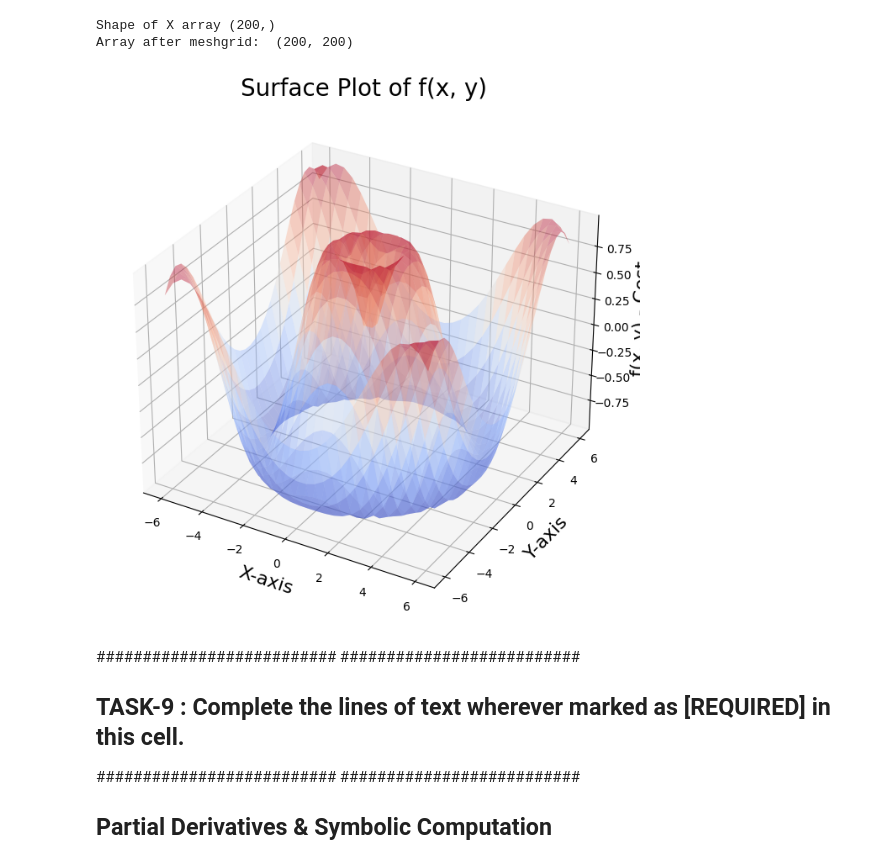
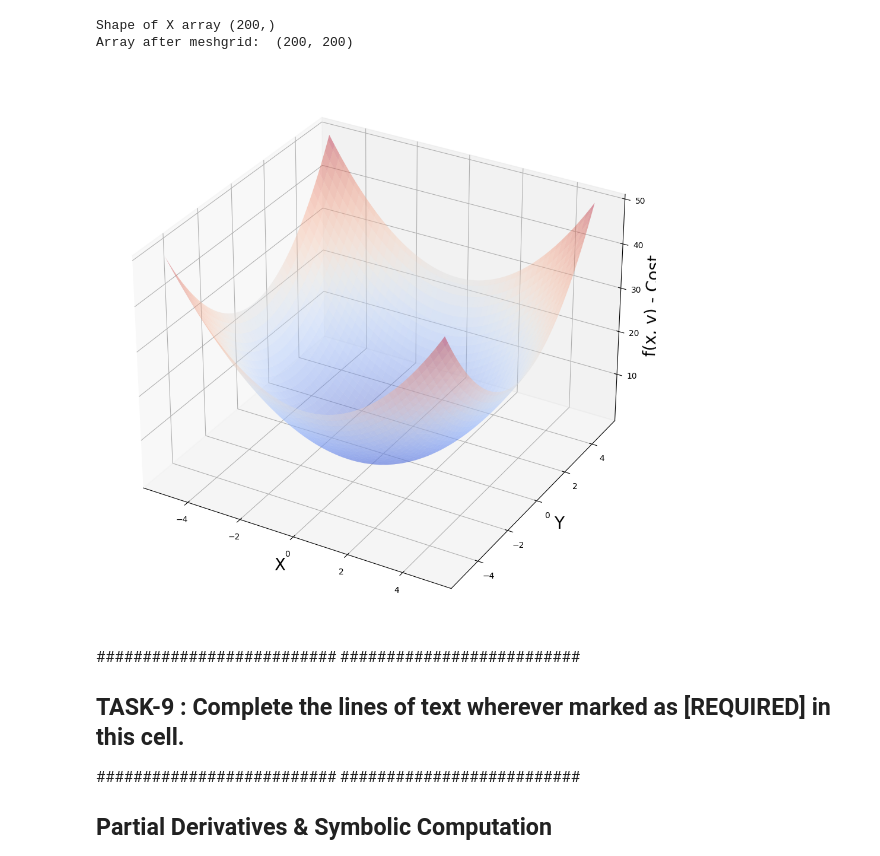
Before and after one commit to Sirisri123/FMML-Assignments, a Jupyter notebook: FMML_2022_Module_04_Project_2024.ipynb, the cells around one changed output. Drawn from its saved outputs; the diff is of its cells as text; code cells hidden in the pictures.

```diff
--- a/FMML_2022_Module_04_Project_2024.ipynb
+++ b/FMML_2022_Module_04_Project_2024.ipynb
@@ -792,32 +370,36 @@ Array after meshgrid:  (200, 200)
 # %%
 import numpy as np
 import matplotlib.pyplot as plt
 from mpl_toolkits.mplot3d import Axes3D
+from matplotlib import cm
 
-# Define the function to be optimized
+# Assuming f is a 2D function
 def f(x, y):
-    return np.sin(np.sqrt(x**2 + y**2))
+    return x**2 + y**2
 
-# Generating x, y values
-x_4 = np.linspace(-6, 6, 30)
-y_4 = np.linspace(-6, 6, 30)
-x_4, y_4 = np.meshgrid(x_4, y_4)
-z_4 = f(x_4, y_4)  # Using the function f(x, y)
+# Generate a range of values for x and y
+x_values = np.linspace(-5, 5, 100)
+y_values = np.linspace(-5, 5, 100)
 
-# Plotting in 3D
-fig = plt.figure(figsize=(10, 8))
+# Generate 2D arrays for x and y using meshgrid
+x_4, y_4 = np.meshgrid(x_values, y_values)
+
+# Generating 3D Plot
+fig = plt.figure(figsize=(16, 12))
 ax = fig.add_subplot(111, projection='3d')
 
-ax.set_title('Surface Plot of f(x, y)', fontsize=20)
-ax.set_xlabel('X-axis', fontsize=16)
-ax.set_ylabel('Y-axis', fontsize=16)
-ax.set_zlabel('f(x, y) - Cost', fontsize=16)
+ax.set_xlabel('X', fontsize=20)
+ax.set_ylabel('Y', fontsize=20)
+ax.set_zlabel('f(x, y) - Cost', fontsize=20)
 
-ax.plot_surface(x_4, y_4, z_4, cmap='coolwarm', alpha=0.4)
+# Evaluate the function f(x, y) for each combination of x and y
+z_4 = f(x_4, y_4)
+
+ax.plot_surface(x_4, y_4, z_4, cmap=cm.coolwarm, alpha=0.4)
 
 plt.show()
 # %% [output]
-[figure, old version]
+[figure, new version]
 # %% [markdown]
 ##########################
 ##########################
```
Also changed, not shown: parts of 30 cells of this notebook.
